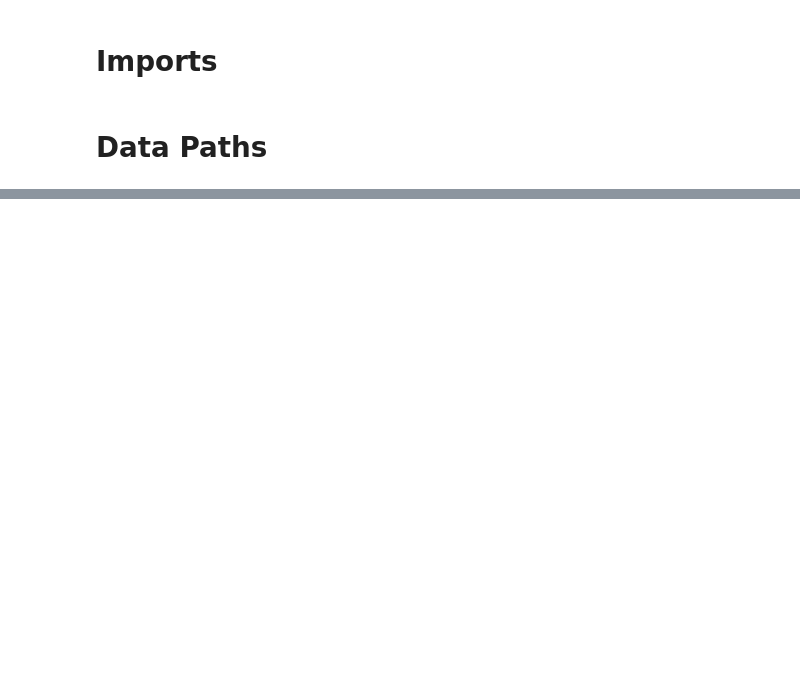
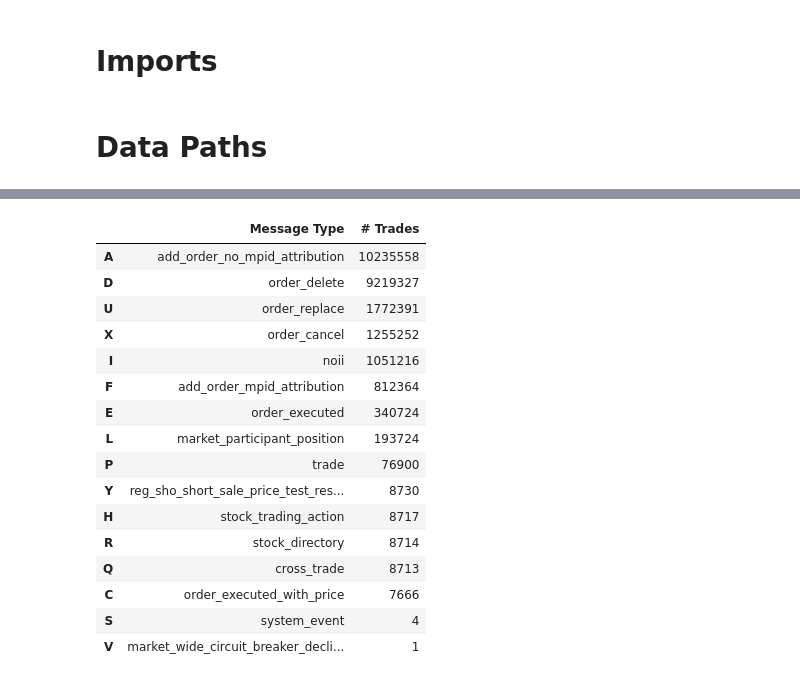
Before and after one commit to WesternAlgo/Sigtech-Prj1, a Jupyter notebook: Parsing ITCH.ipynb, the cells around one changed output, grey strips where cells are left out. Cells and saved outputs as stored; diff of their text form; code cells hidden in the pictures; blank space fills up the shorter version.

```diff
--- a/Parsing ITCH.ipynb
+++ b/Parsing ITCH.ipynb
@@ -72,0 +215,36 @@ URLError: <urlopen error ftp error: TimeoutError(10060, 'A connection attempt fa
+# %%
+def store_messages(m):
+    """Handle occasional storing of all messages"""
+    with pd.HDFStore(itch_store) as store:
+        for mtype, data in m.items():
+            # convert to DataFrame
+            data = pd.DataFrame(data)
+
+            # parse timestamp info
+            data.timestamp = data.timestamp.apply(int.from_bytes, byteorder='big')
+            data.timestamp = pd.to_timedelta(data.timestamp)
+
+            # apply alpha formatting
+            if mtype in alpha_formats.keys():
+                data = format_alpha(mtype, data)
+
+            s = alpha_length.get(mtype)
+            if s:
+                s = {c: s.get(c) for c in data.columns}
+            dc = ['stock_locate']
+            if m == 'R':
+                dc.append('stock')
+            try:
+                store.append(mtype,
+                         data,
+                         format='t',
+                         min_itemsize=s,
+                         data_columns=dc)
+            except Exception as e:
+                print(e)
+                print(mtype)
+                print(data.info())
+                print(pd.Series(list(m.keys())).value_counts())
+                data.to_csv('data.csv', index=False)
+                return 1
+    return 0
@@ -72,0 +319,23 @@ URLError: <urlopen error ftp error: TimeoutError(10060, 'A connection attempt fa
+# %%
+counter = pd.Series(message_type_counter).to_frame('# Trades')
+counter['Message Type'] = counter.index.map(message_labels.set_index('message_type').name.to_dict())
+counter = counter[['Message Type', '# Trades']].sort_values('# Trades', ascending=False)
+counter
+# %% [output]
+|  | Message Type | # Trades |
+| A | add_order_no_mpid_attribution | 10235558 |
+| D | order_delete | 9219327 |
+| U | order_replace | 1772391 |
+| X | order_cancel | 1255252 |
+| I | noii | 1051216 |
+| F | add_order_mpid_attribution | 812364 |
+| E | order_executed | 340724 |
+| L | market_participant_position | 193724 |
+| P | trade | 76900 |
+| Y | reg_sho_short_sale_price_test_res... | 8730 |
+| H | stock_trading_action | 8717 |
+| R | stock_directory | 8714 |
+| Q | cross_trade | 8713 |
+| C | order_executed_with_price | 7666 |
+| S | system_event | 4 |
+| V | market_wide_circuit_breaker_decli... | 1 |
```
Also changed, not shown: parts of 24 cells of this notebook, 2 other files.
